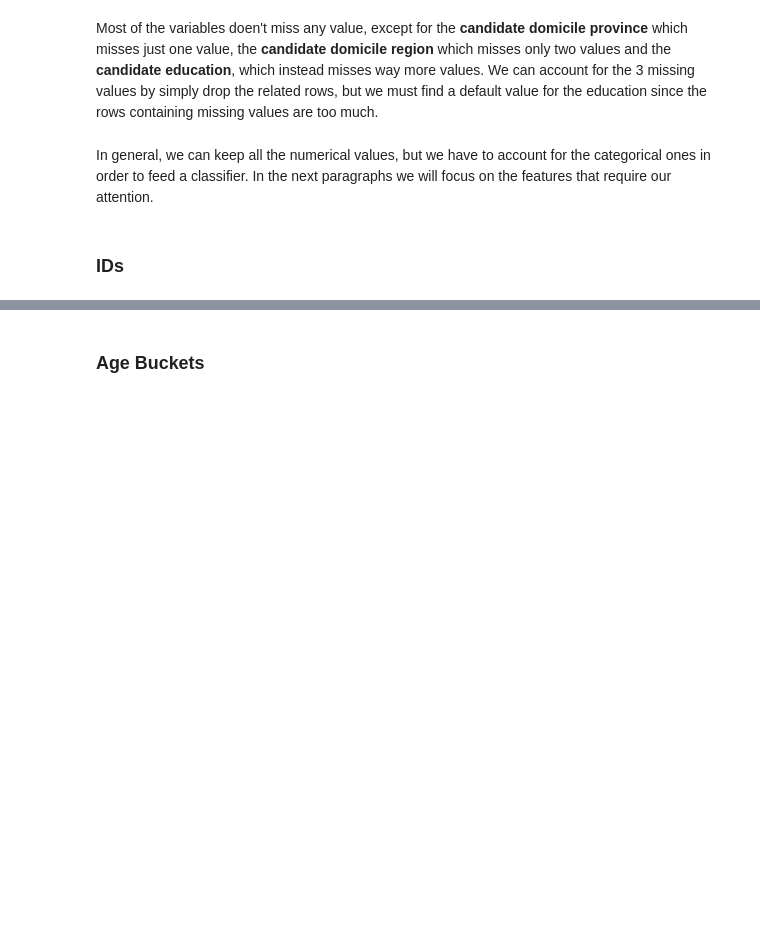
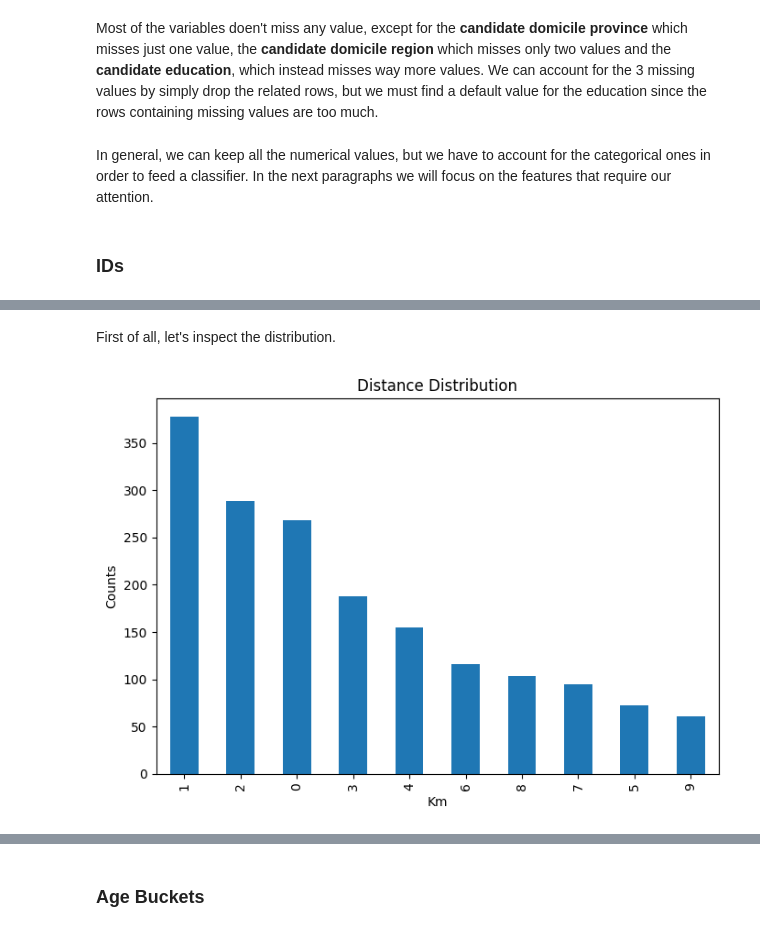
Before and after one commit to kor80/Fair-Candidate-Screening-System, a Jupyter notebook: main.ipynb, the cells around one changed output, grey strips where cells are left out. Drawn from its saved outputs; the diff is of its cells as text; code cells hidden in the pictures; blank space fills up the shorter version.

```diff
--- a/main.ipynb
+++ b/main.ipynb
@@ -96,5 +102,8 @@ df1.describe(include='all')
 # %% [markdown]
 Most of the variables doen't miss any value, except for the <b>candidate domicile province</b> which misses just one value, the <b>candidate domicile region</b> which misses only two values and the <b>candidate education</b>, which instead misses way more values. We can account for the 3 missing  values by simply drop the related rows, but we must find a default value for the education since the rows containing missing values are too much.
+# %%
+df1 = df1[~df1['cand_domicile_province'].isnull()]
+df1 = df1[~df1['cand_domicile_region'].isnull()]
 # %% [markdown]
 In general, we can keep all the numerical values, but we have to account for the categorical ones in order to feed a classifier. In the next paragraphs we will focus on the features that require our attention.
 # %% [markdown]
@@ -105,0 +136,8 @@ df1.drop(['cand_id','job_id'], axis=1, inplace=True)
+# %%
+def parse_distance_km(s):
+    parts = s.split('.')
+    if len(parts) == 4:
+        return int(parts[0])
+    return 0
+# %%
+df1['distance_km'] = df1['distance_km'].apply(parse_distance_km)
@@ -105,0 +156,13 @@ df1.drop(['cand_id','job_id'], axis=1, inplace=True)
+# %% [markdown]
+First of all, let's inspect the distribution.
+# %%
+# Visualize the distribution
+plt.figure(figsize=(7, 5))
+df1['distance_km'].value_counts().plot(kind='bar')
+plt.xlabel('Km')
+plt.ylabel('Counts')
+plt.title('Distance Distribution')
+plt.tight_layout()
+plt.show()
+# %% [output]
+[figure, added]
```
Also changed, not shown: parts of 83 cells of this notebook.
